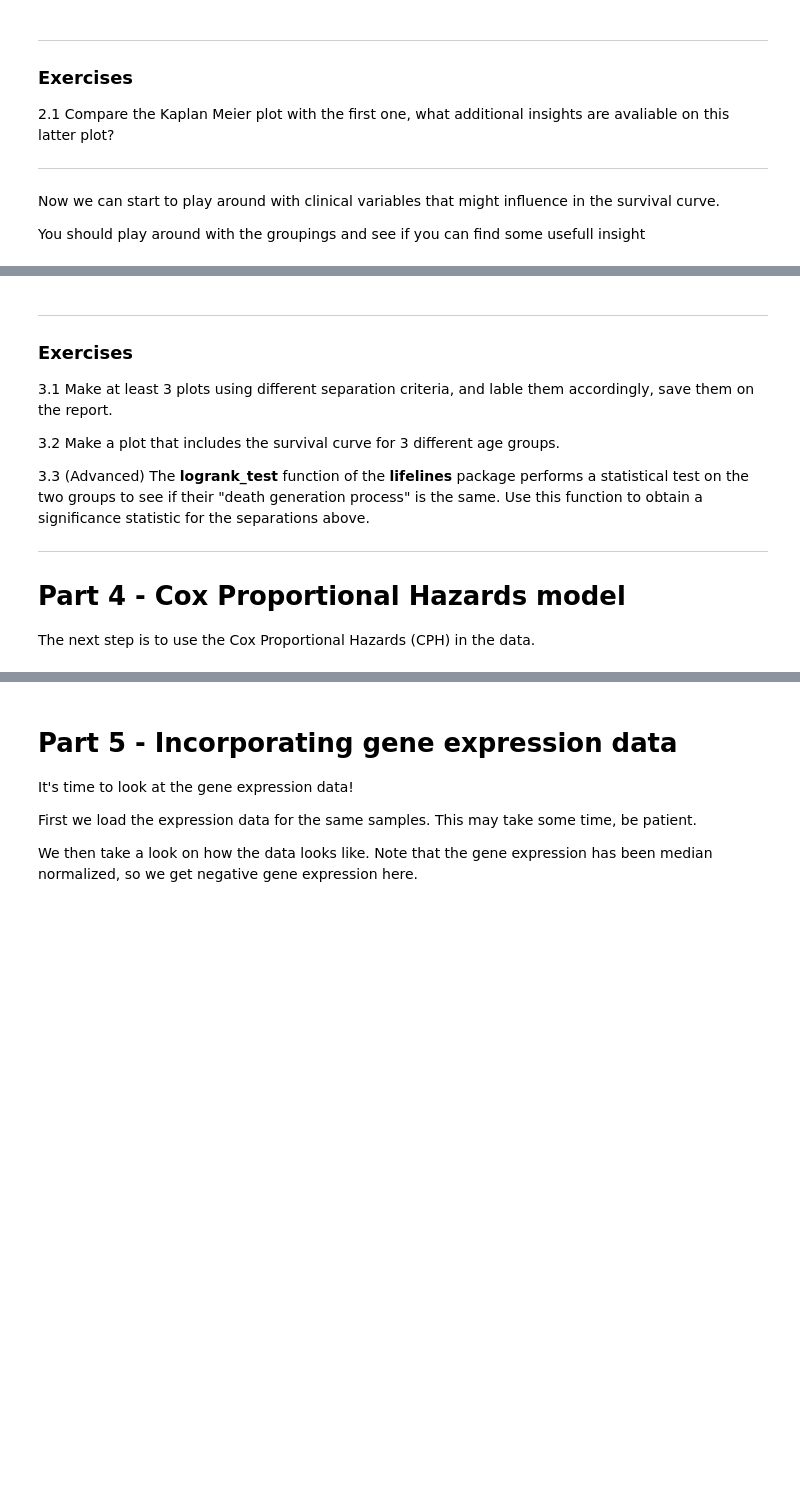
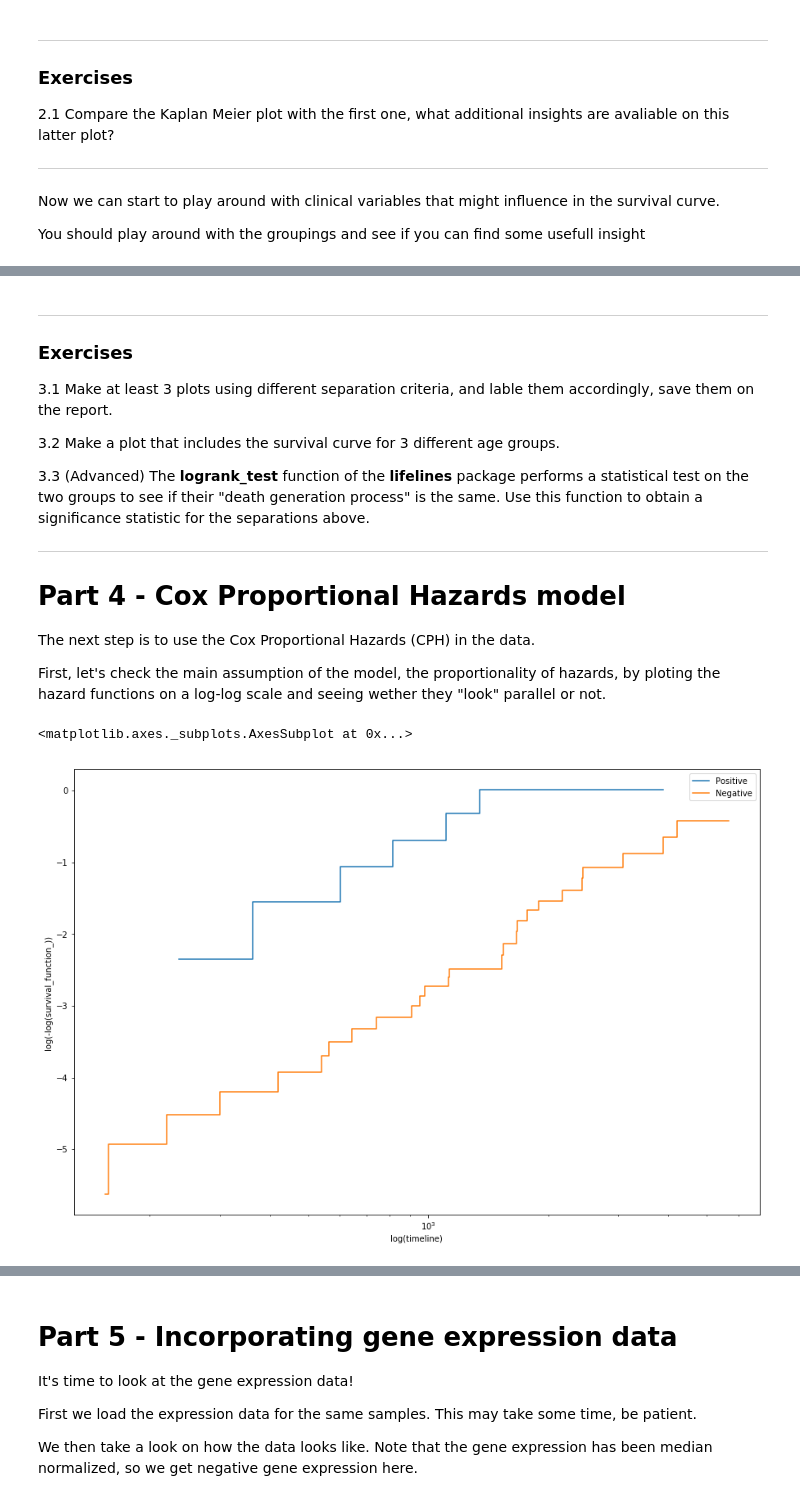
Before and after one commit to gjeuken/survival-workshop, a Jupyter notebook: Workshop.ipynb, the cells around one changed output, grey strips where cells are left out. Cells and saved outputs as stored; diff of their text form; code cells hidden in the pictures; blank space fills up the shorter version.

```diff
--- a/Workshop.ipynb
+++ b/Workshop.ipynb
@@ -103,3 +133,18 @@ plt.title('Metastasis')
 # Part 4 - Cox Proportional Hazards model
 
 The next step is to use the Cox Proportional Hazards (CPH) in the data.
+
+First, let's check the main assumption of the model, the proportionality of hazards, by ploting the hazard functions on a log-log scale and seeing wether they "look" parallel or not.
+# %%
+# Define groups here
+group_1 = clinical.loc[clinical['Metastasis-Coded'] == 'Positive']
+group_2 = clinical.loc[clinical['Metastasis-Coded'] == 'Negative']
+
+kmf.fit(group_1['Time'], group_1['Event'], label='Positive')
+ax = kmf.plot_loglogs()
+
+kmf.fit(group_2['Time'], group_2['Event'], label='Negative')
+kmf.plot_loglogs(ax=ax)
+# %% [output]
+<matplotlib.axes._subplots.AxesSubplot at 0x...>
+[figure, added]
```
Also changed, not shown: parts of 7 cells of this notebook.
